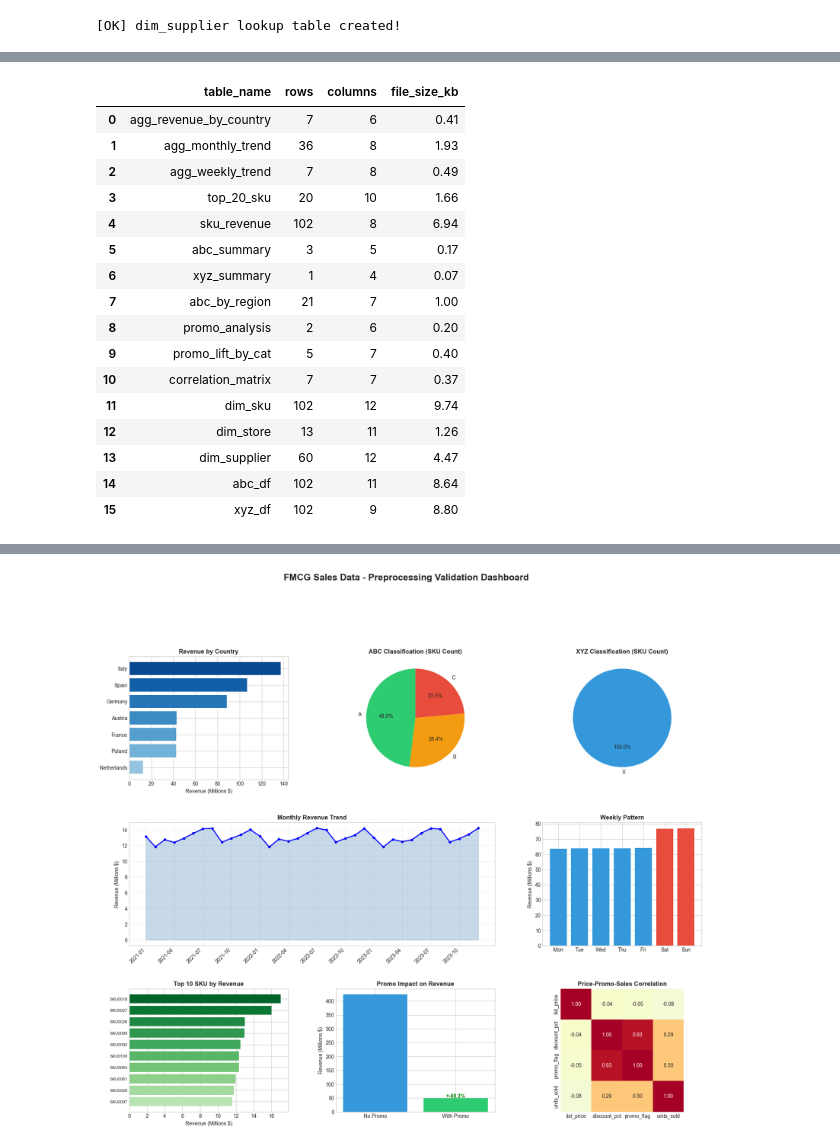
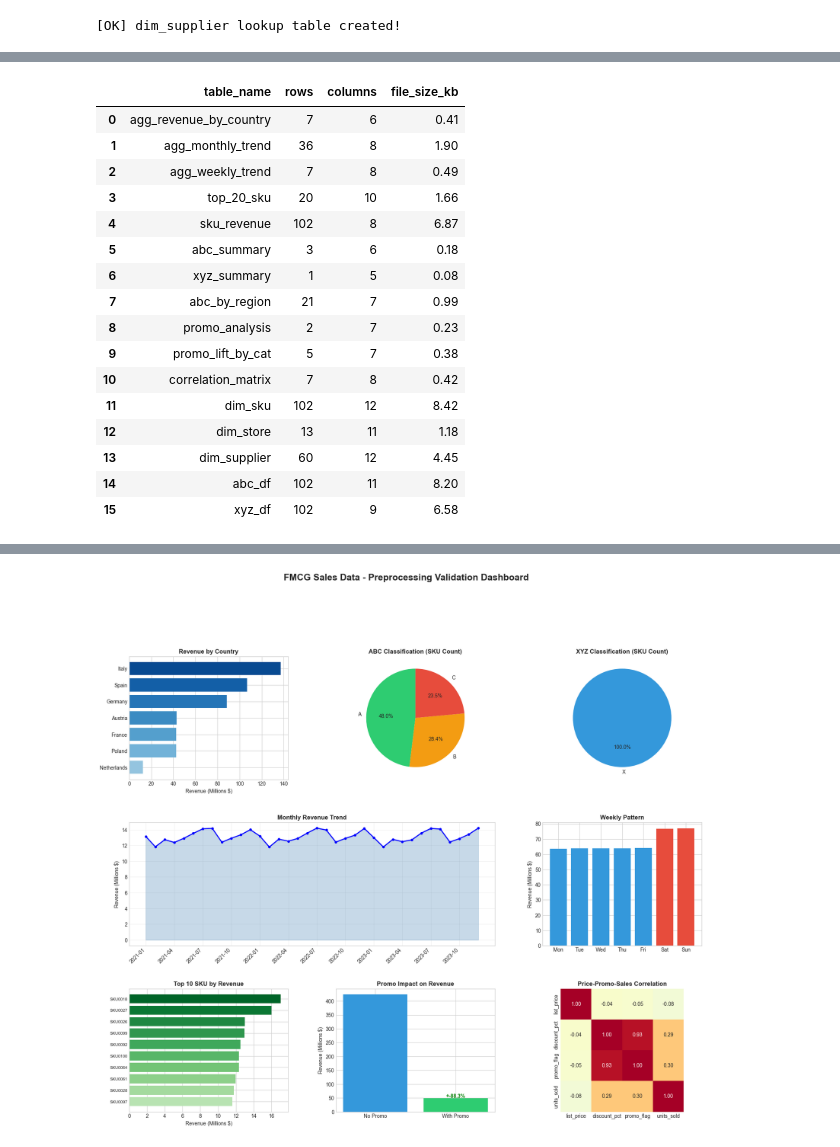
Before and after one commit to nandana05-tech/preprocessing-data-fmcg, a Jupyter notebook: preprocessing-data-3.ipynb, the cells around one changed output, grey strips where cells are left out. Cells and saved outputs as stored; diff of their text form; code cells hidden in the pictures.

Commit message:
feat: Add multiple new Looker data exports, update preprocessing notebook, and remove the CSV fix script.

```diff
--- a/preprocessing-data-3.ipynb
+++ b/preprocessing-data-3.ipynb
@@ -1688,10 +1688,11 @@ Columns:
 [OK] dim_supplier lookup table created!
 # %%
 # =============================================================================
-# EXPORT TO CSV
+# EXPORT TO CSV (Looker-Ready Format)
 # =============================================================================
 # Export semua tabel agregat dan lookup ke format CSV
 # Siap untuk diimport ke Google Looker atau tools visualisasi lainnya
+# Format: UTF-8 BOM, Unix line endings, 2 decimal places
 # =============================================================================
 
 import os
@@ -1733,14 +1734,43 @@ for table_name in table_names:
     else:
         missing_tables.append(table_name)
 
+# =============================================================================
+# FIX: Reset index untuk tabel yang memiliki identifier sebagai index
+# =============================================================================
+
+# FIX 1: promo_lift_by_cat - tambahkan kolom category
 if 'promo_lift_by_cat' in tables_to_export:
-    promo_lift_by_cat_fixed = tables_to_export['promo_lift_by_cat'].reset_index()
-    promo_lift_by_cat_fixed = promo_lift_by_cat_fixed.rename(columns={'index': 'category'})
-    tables_to_export['promo_lift_by_cat'] = promo_lift_by_cat_fixed
+    promo_lift_fixed = tables_to_export['promo_lift_by_cat'].reset_index()
+    promo_lift_fixed = promo_lift_fixed.rename(columns={'index': 'category'})
+    tables_to_export['promo_lift_by_cat'] = promo_lift_fixed
+
+# FIX 2: promo_analysis - tambahkan kolom promo_status
+if 'promo_analysis' in tables_to_export:
+    promo_analysis_fixed = tables_to_export['promo_analysis'].reset_index()
+    promo_analysis_fixed = promo_analysis_fixed.rename(columns={'index': 'promo_status'})
+    tables_to_export['promo_analysis'] = promo_analysis_fixed
+
+# FIX 3: abc_summary - tambahkan kolom abc_class
+if 'abc_summary' in tables_to_export:
+    abc_fixed = tables_to_export['abc_summary'].reset_index()
+    abc_fixed = abc_fixed.rename(columns={'index': 'abc_class'})
+    tables_to_export['abc_summary'] = abc_fixed
+
+# FIX 4: xyz_summary - tambahkan kolom xyz_class
+if 'xyz_summary' in tables_to_export:
+    xyz_fixed = tables_to_export['xyz_summary'].reset_index()
+    xyz_fixed = xyz_fixed.rename(columns={'index': 'xyz_class'})
+    tables_to_export['xyz_summary'] = xyz_fixed
+
+# FIX 5: correlation_matrix - tambahkan kolom variable
+if 'correlation_matrix' in tables_to_export:
+    corr_fixed = tables_to_export['correlation_matrix'].reset_index()
+    corr_fixed = corr_fixed.rename(columns={'index': 'variable'})
+    tables_to_export['correlation_matrix'] = corr_fixed
 
 # Report status
 print("=" * 60)
-print("EXPORTING TABLES TO CSV")
+print("EXPORTING TABLES TO CSV (Looker-Ready)")
 print("=" * 60)
 print(f"Output Directory: {os.path.abspath(output_dir)}")
 print(f"Tables found: {len(tables_to_export)}")
@@ -1763,8 +1793,14 @@ for table_name, table_df in tables_to_export.items():
         if str(df_export[col].dtype).startswith('period'):
             df_export[col] = df_export[col].astype(str)
 
-    # Export to CSV
-    df_export.to_csv(file_path, index=False, encoding='utf-8')
+    # Export to CSV dengan format Looker-ready
+    df_export.to_csv(
+        file_path,
+        index=False,
+        encoding='utf-8-sig',    # UTF-8 dengan BOM (kompatibel Excel/Google Sheets)
+        lineterminator='\n',     # Unix line endings (LF)
+        float_format='%.2f'      # Format float 2 desimal
+    )
 
     # Get file size
     file_size = os.path.getsize(file_path)
@@ -1782,7 +1818,12 @@ for table_name, table_df in tables_to_export.items():
 # Create export summary table
 if export_summary:
     export_summary_df = pd.DataFrame(export_summary)
-    export_summary_df.to_csv(os.path.join(output_dir, '_export_summary.csv'), index=False)
+    export_summary_df.to_csv(
+        os.path.join(output_dir, '_export_summary.csv'),
+        index=False,
+        encoding='utf-8-sig',
+        lineterminator='\n'
+    )
 
     print()
     print("=" * 60)
@@ -1797,6 +1838,7 @@ if export_summary:
     print(f"Total Size: {total_size:.1f} KB ({total_size/1024:.2f} MB)")
     print(f"\nAll files exported to: {os.path.abspath(output_dir)}")
     print("\n[OK] CSV export completed successfully!")
+    print("[INFO] Files are Looker-ready (UTF-8 BOM, Unix LF, 2 decimal)")
 else:
     print("[ERROR] No tables available to export. Please run all previous cells first.")
 # %% [output]
@@ -1805,34 +1847,34 @@ EXPORTING TABLES TO CSV
 ============================================================
 Output Directory: c:\pdvd-project\uas\preprocessing-data-fmcg\output_looker
 Tables found: 16
 Tables missing: 0
 
 [OK] agg_revenue_by_country.csv - 7 rows, 6 cols, 0.4 KB
 [OK] agg_monthly_trend.csv - 36 rows, 8 cols, 1.9 KB
 [OK] agg_weekly_trend.csv - 7 rows, 8 cols, 0.5 KB
 [OK] top_20_sku.csv - 20 rows, 10 cols, 1.7 KB
 [OK] sku_revenue.csv - 102 rows, 8 cols, 6.9 KB
 ... (11 lines left out)
 
 ============================================================
 EXPORT SUMMARY
 ============================================================
 |  | table_name | rows | columns | file_size_kb |
 | 0 | agg_revenue_by_country | 7 | 6 | 0.41 |
-| 1 | agg_monthly_trend | 36 | 8 | 1.93 |
+| 1 | agg_monthly_trend | 36 | 8 | 1.90 |
 | 2 | agg_weekly_trend | 7 | 8 | 0.49 |
 | 3 | top_20_sku | 20 | 10 | 1.66 |
-| 4 | sku_revenue | 102 | 8 | 6.94 |
-| 5 | abc_summary | 3 | 5 | 0.17 |
-| 6 | xyz_summary | 1 | 4 | 0.07 |
-| 7 | abc_by_region | 21 | 7 | 1.00 |
-| 8 | promo_analysis | 2 | 6 | 0.20 |
-| 9 | promo_lift_by_cat | 5 | 7 | 0.40 |
-| 10 | correlation_matrix | 7 | 7 | 0.37 |
-| 11 | dim_sku | 102 | 12 | 9.74 |
-| 12 | dim_store | 13 | 11 | 1.26 |
-| 13 | dim_supplier | 60 | 12 | 4.47 |
-| 14 | abc_df | 102 | 11 | 8.64 |
-| 15 | xyz_df | 102 | 9 | 8.80 |
+| 4 | sku_revenue | 102 | 8 | 6.87 |
+| 5 | abc_summary | 3 | 6 | 0.18 |
+| 6 | xyz_summary | 1 | 5 | 0.08 |
+| 7 | abc_by_region | 21 | 7 | 0.99 |
+| 8 | promo_analysis | 2 | 7 | 0.23 |
+| 9 | promo_lift_by_cat | 5 | 7 | 0.38 |
+| 10 | correlation_matrix | 7 | 8 | 0.42 |
+| 11 | dim_sku | 102 | 12 | 8.42 |
+| 12 | dim_store | 13 | 11 | 1.18 |
+| 13 | dim_supplier | 60 | 12 | 4.45 |
+| 14 | abc_df | 102 | 11 | 8.20 |
+| 15 | xyz_df | 102 | 9 | 6.58 |
 Total Files: 16
 Total Rows: 590
```
Also changed, not shown: parts of 1 cell of this notebook, 37 other files.
